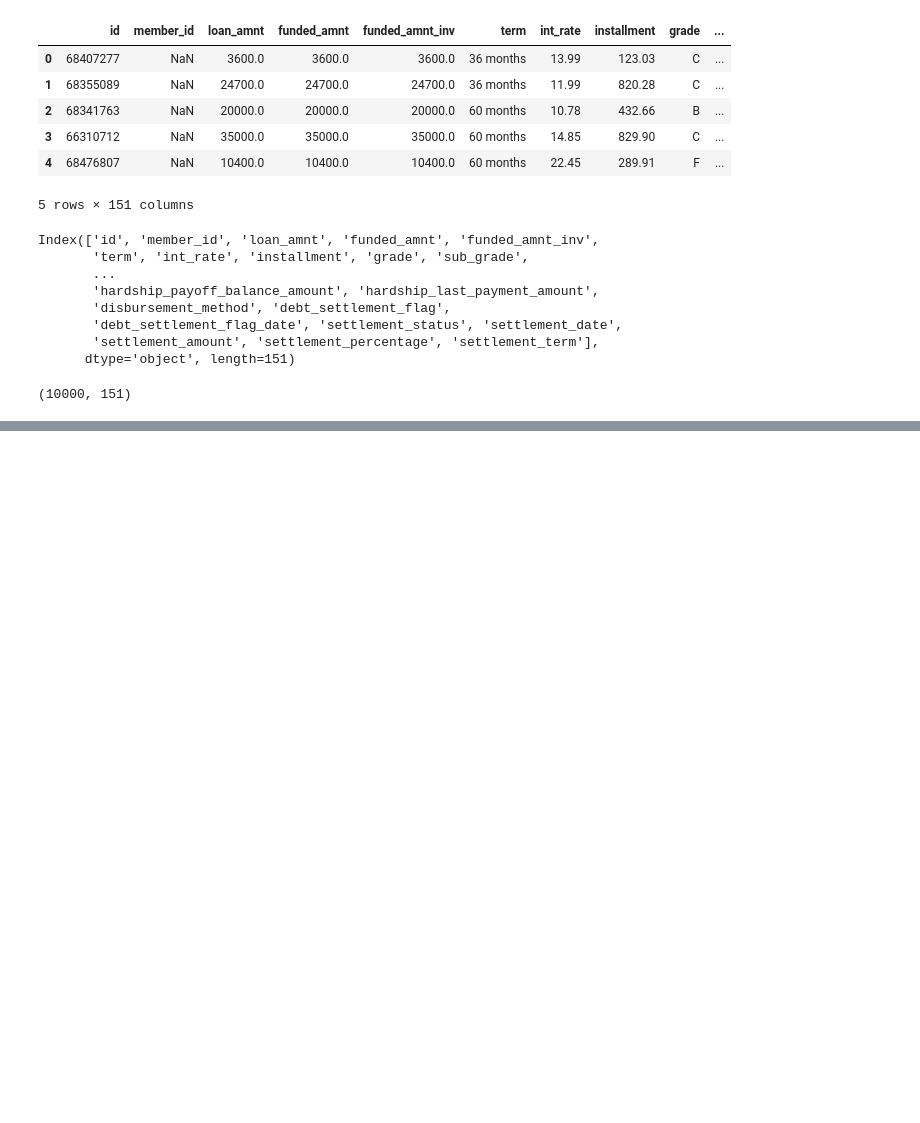
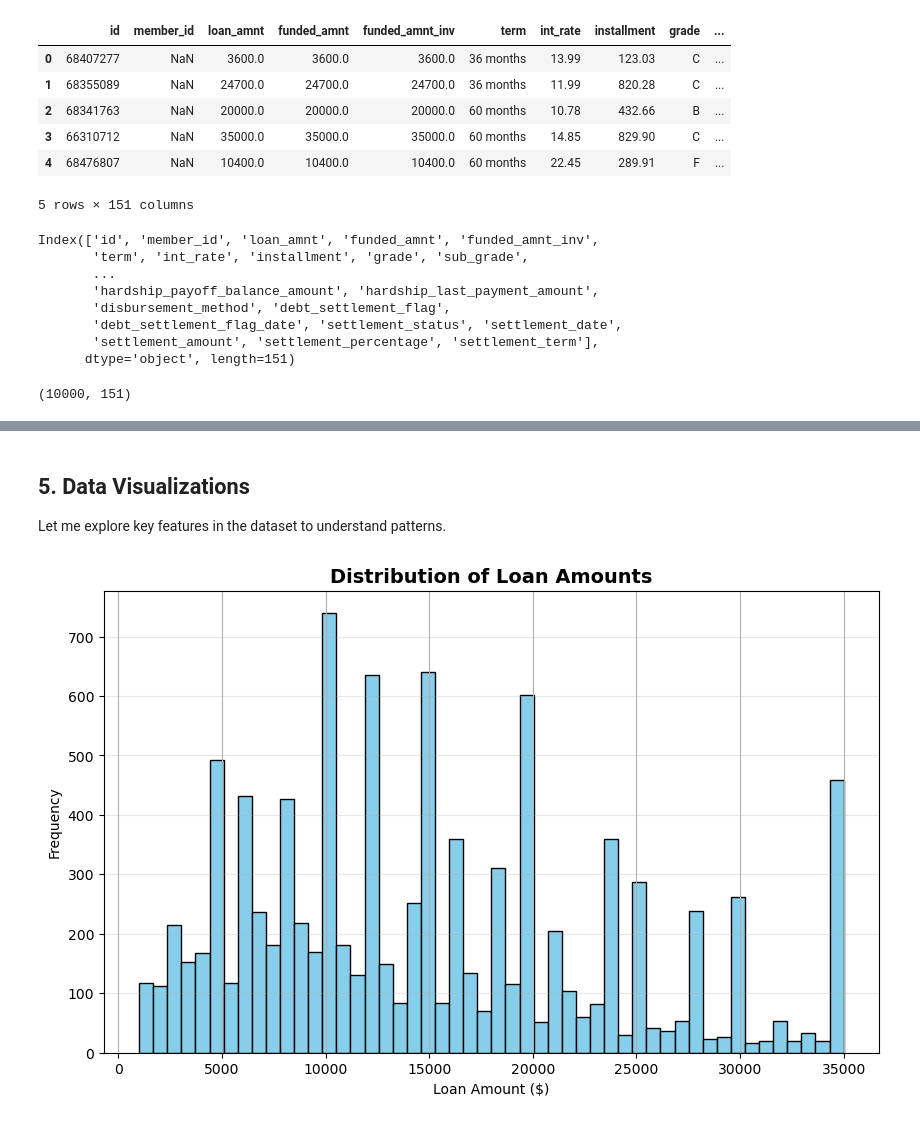
Before and after one commit to Jose-Barasa1/loan-default, a Jupyter notebook: index.ipynb, the cells around one changed output, grey strips where cells are left out. Saved outputs shown, nothing was run; the diff lists cells and outputs as text; code cells hidden in the pictures; blank space fills up the shorter version.

Commit message:
Add  visualizations with descriptions

```diff
--- a/index.ipynb
+++ b/index.ipynb
@@ -86,0 +113,15 @@ tb.shape
+# %% [markdown]
+## 5. Data Visualizations
+
+Let me explore key features in the dataset to understand patterns.
+# %%
+# 1. Loan Amount Distribution
+plt.figure(figsize=(10, 6))
+tb['loan_amnt'].hist(bins=50, edgecolor='black', color='skyblue')
+plt.title('Distribution of Loan Amounts', fontsize=14, fontweight='bold')
+plt.xlabel('Loan Amount ($)')
+plt.ylabel('Frequency')
+plt.grid(axis='y', alpha=0.3)
+plt.show()
+# %% [output]
+[figure, added]
```
Also changed, not shown: parts of 12 cells of this notebook.
